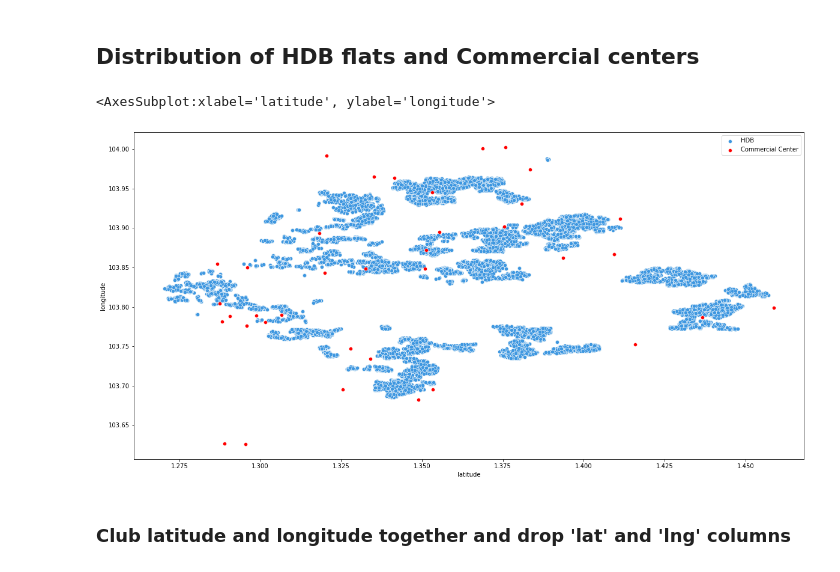
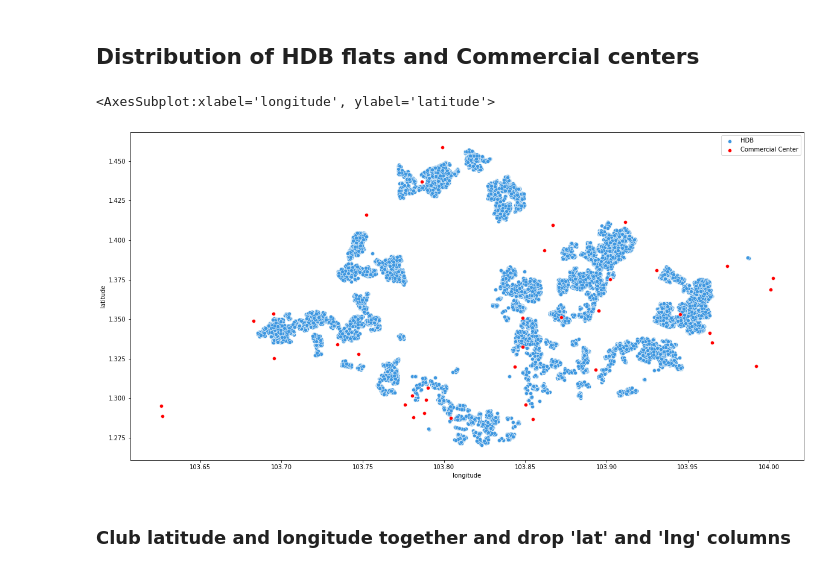
Before and after one commit to dheeraj-sn/hdb_resale_price_prediction, a Jupyter notebook: COMMERCIAL_CENTRE_CORE_DATASET_MODEL_ANALYSIS.ipynb, the cells around one changed output. Cells and saved outputs as stored; diff of their text form; code cells hidden in the pictures.

```diff
--- a/COMMERCIAL_CENTRE_CORE_DATASET_MODEL_ANALYSIS.ipynb
+++ b/COMMERCIAL_CENTRE_CORE_DATASET_MODEL_ANALYSIS.ipynb
@@ -61,11 +61,11 @@ False
 ## Distribution of HDB flats and Commercial centers
 # %%
 plt.figure(figsize=(20,10))
-sns.scatterplot(y=train_df.longitude,x=train_df.latitude,color="#3E97E0",label="HDB")
-sns.scatterplot(y=aux_df.lng,x=aux_df.lat,color="red",label="Commercial Center")
+sns.scatterplot(x=train_df.longitude,y=train_df.latitude,color="#3E97E0",label="HDB")
+sns.scatterplot(x=aux_df.lng,y=aux_df.lat,color="red",label="Commercial Center")
 # %% [output]
-<AxesSubplot:xlabel='latitude', ylabel='longitude'>
+<AxesSubplot:xlabel='longitude', ylabel='latitude'>
-[figure, old version]
+[figure, new version]
 # %% [markdown]
 ### Club latitude and longitude together and drop 'lat' and 'lng' columns
 # %%
```
Also changed, not shown: 1 other file.
